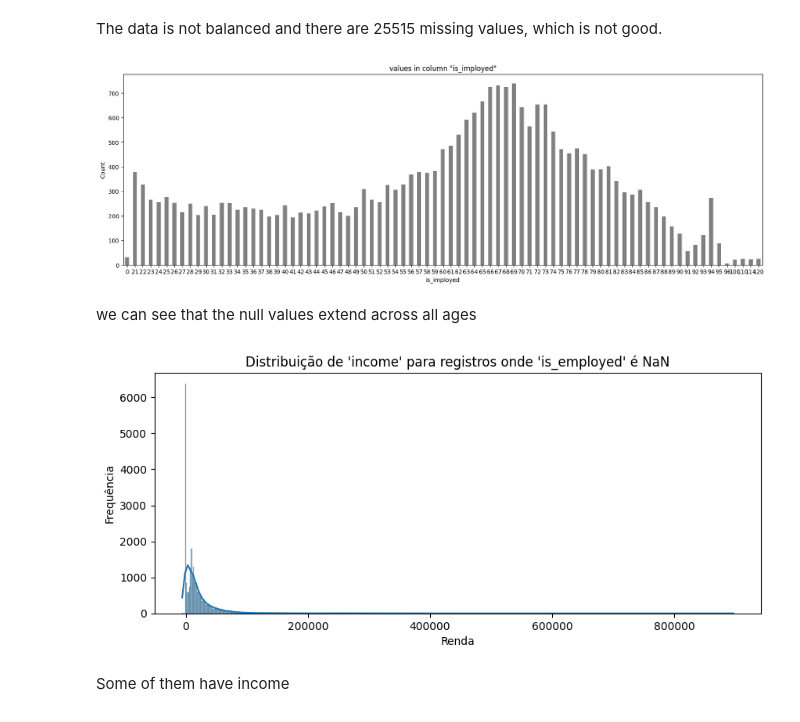
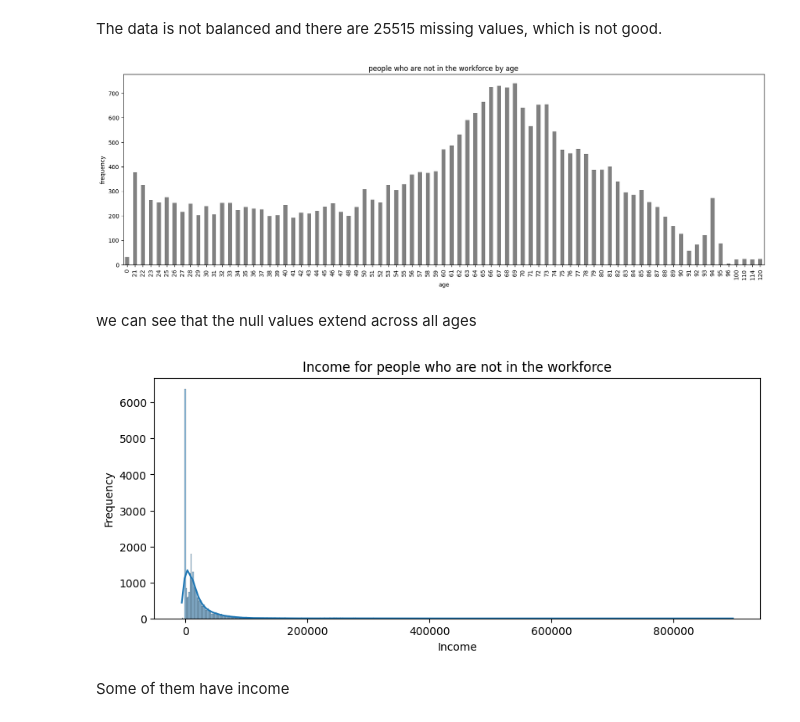
Before and after one commit to Adriano-7/feup-icd-project, a Jupyter notebook: src/main.ipynb, the cells around one changed output. Cells and saved outputs as stored; diff of their text form; code cells hidden in the pictures.

```diff
--- a/src/main.ipynb
+++ b/src/main.ipynb
@@ -149,17 +146,16 @@ Name: count, dtype: int64
 # %% [markdown]
 The data is not balanced and there are 25515 missing values, which is not good.
 # %%
-df_aux = df[df['is_employed'].isnull()]
-
-age_in_is_imployed_missing_values_counts = df_aux['age'].value_counts()
+df_nan_isemployed = df[df['is_employed'].isnull()]
+age_in_is_imployed_missing_values_counts = df_nan_isemployed['age'].value_counts()
 age_in_is_imployed_missing_values_counts = age_in_is_imployed_missing_values_counts.sort_index()
 plt.figure(figsize=(20, 6))
 age_in_is_imployed_missing_values_counts.plot(kind='bar',color=['gray'])
-plt.title('values in column "is_imployed"')
-plt.xlabel('is_imployed')
-plt.ylabel('Count')
-plt.xticks(rotation=0)
+plt.title('people who are not in the workforce by age')
+plt.xlabel('age')
+plt.ylabel('frequency')
+plt.xticks(rotation=90)
 plt.show()
 # %% [output]
-[figure, old version]
+[figure, new version]
 # %% [markdown]
@@ -167,12 +163,12 @@
 # %%
 plt.figure(figsize=(10, 4))
-sns.histplot(df_aux['income'].dropna(), kde=True)
-plt.title("Distribuição de 'income' para registros onde 'is_employed' é NaN")
-plt.xlabel("Renda")
-plt.ylabel("Frequência")
+sns.histplot(df_nan_isemployed['income'].dropna(), kde=True)
+plt.title("Income for people who are not in the workforce")
+plt.xlabel("Income")
+plt.ylabel("Frequency")
 plt.show()
 # %% [output]
-[figure, old version]
+[figure, new version]
 # %% [markdown]
 Some of them have income
 # %% [markdown]
```
Also changed, not shown: parts of 33 cells of this notebook, 1 other file.
